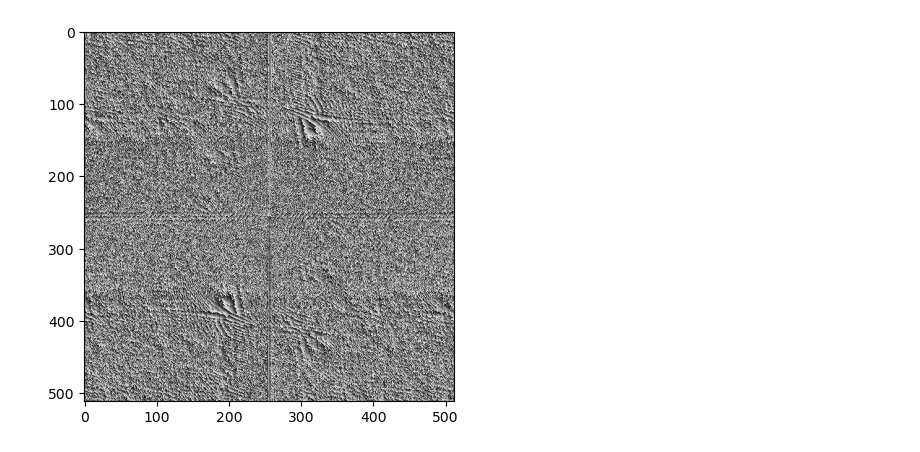
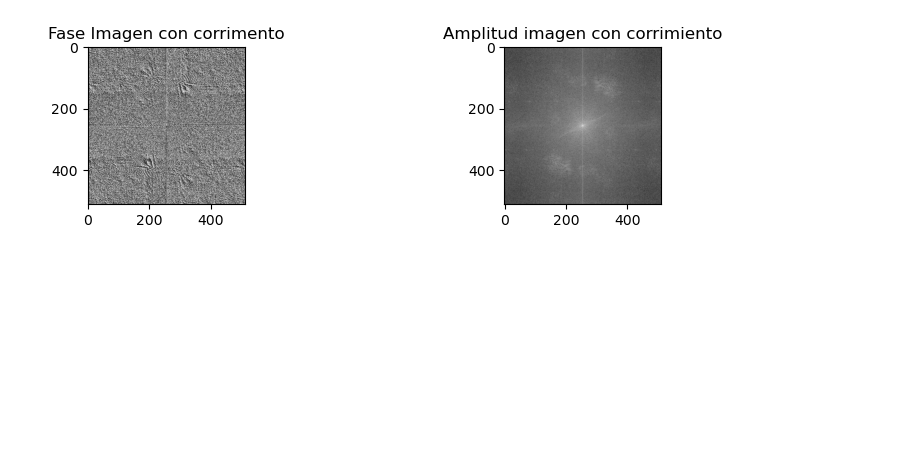
Before and after one commit to DexenRoss/PDI, a Jupyter notebook: Practica4/src/Practica4.ipynb, the cells around one changed output. Saved outputs shown, nothing was run; the diff lists cells and outputs as text; code cells hidden in the pictures; blank space fills up the shorter version.

```diff
--- a/Practica4/src/Practica4.ipynb
+++ b/Practica4/src/Practica4.ipynb
@@ -11,8 +11,10 @@ plt.rcParams['image.cmap'] = 'gray'
 fourier = io.imread('images/fourier_bw512.bmp') #Imagen de Fourier
 
 #Funcion para plotear de volon pimpon
-def plot(objeto):
+def plot(objeto,n,title):
+    plt.subplot(1,3,n)
     plt.imshow(objeto)
+    plt.title(title)
 # %%
 #Ejercicio 1
 
@@ -67,6 +67,8 @@ plot(smagF)
 # %%
-#Ploteamos Fase
+#Ploteamos Fourier con corrimiento
 
-plot(sfaseF)
+plot(sfaseF,1,"Fase Imagen con corrimento")
+plot(sampF,3,"Amplitud imagen con corrimiento")
+plt.tight_layout()
 # %% [output]
-[figure, old version]
+[figure, new version]
```
Also changed, not shown: parts of 11 cells of this notebook.
